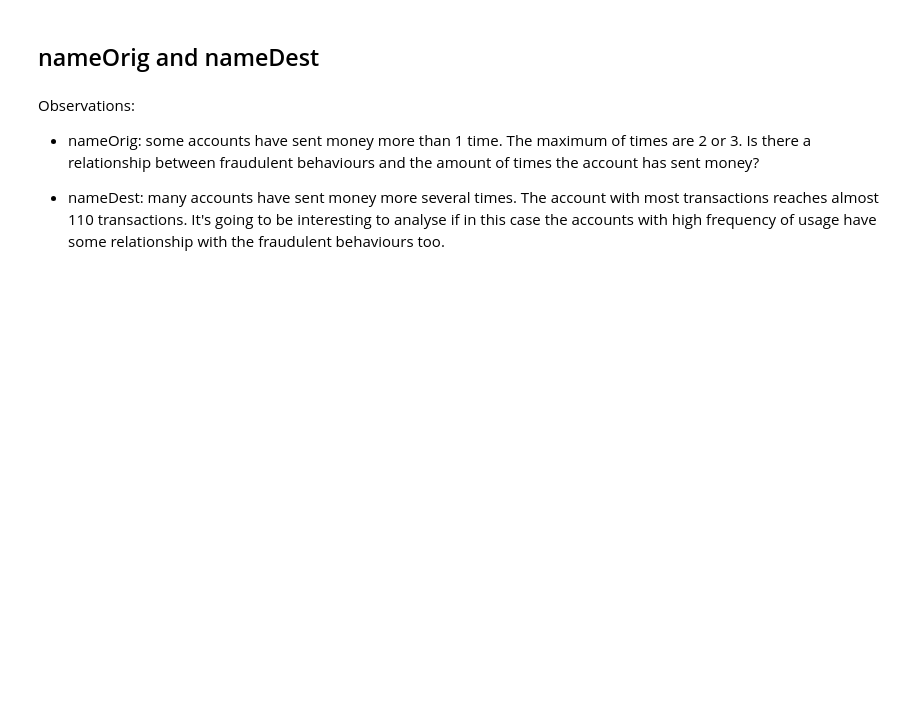
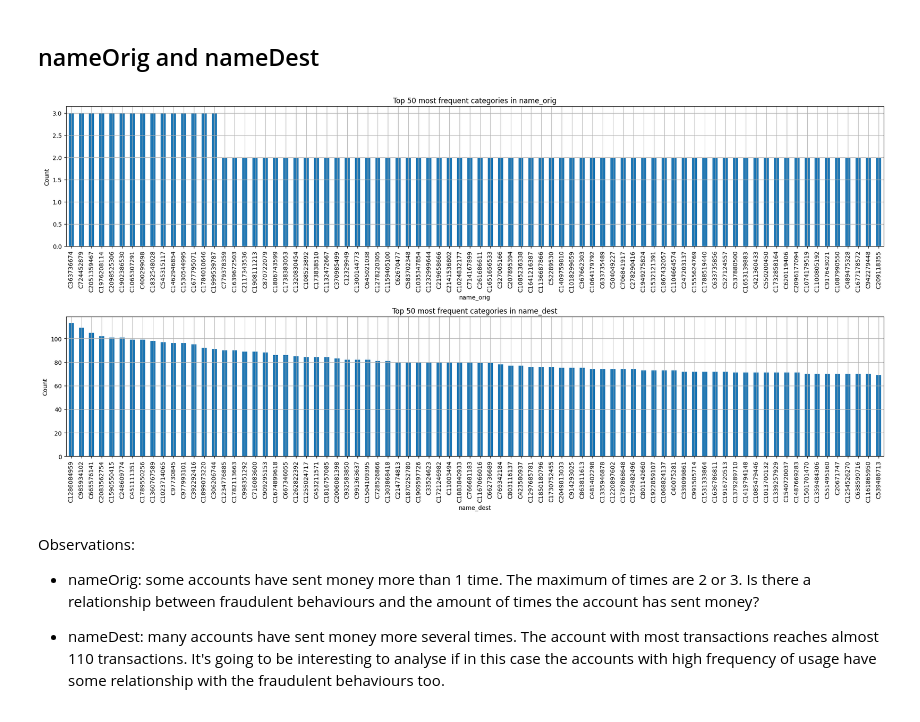
Before and after one commit to amaldu/fraud_detection, a Jupyter notebook: notebooks/01_univariate_analysis.ipynb, the cells around one changed output. Cells and saved outputs as stored; diff of their text form; code cells hidden in the pictures; blank space fills up the shorter version.

```diff
--- a/notebooks/01_univariate_analysis.ipynb
+++ b/notebooks/01_univariate_analysis.ipynb
@@ -108,22 +124,24 @@ Observations:
 ## nameOrig and nameDest
 # %%
 
-categorical_cols = [ 'nameOrig', 'nameDest']
+categorical_cols = [ 'name_orig', 'name_dest']
 
 fig, axs = plt.subplots(nrows=2, ncols=1, figsize=(20, 10))
 
 for ax, col in zip(axs, categorical_cols):
     top_categories = data[col].value_counts().nlargest(80)
 
     top_categories.plot(kind='bar', ax=ax)
 
     ax.set_title(f'Top 50 most frequent categories in {col}')
     ax.set_xlabel(col)
     ax.set_ylabel('Count')
     ax.grid(True)
 
 plt.tight_layout()
 plt.show()
+# %% [output]
+[figure, added]
 # %% [markdown]
 Observations:
 - nameOrig: some accounts have sent money more than 1 time. The maximum of times are 2 or 3. Is there a relationship between fraudulent behaviours and the amount of times the account has sent money?
```
Also changed, not shown: parts of 51 cells of this notebook.
